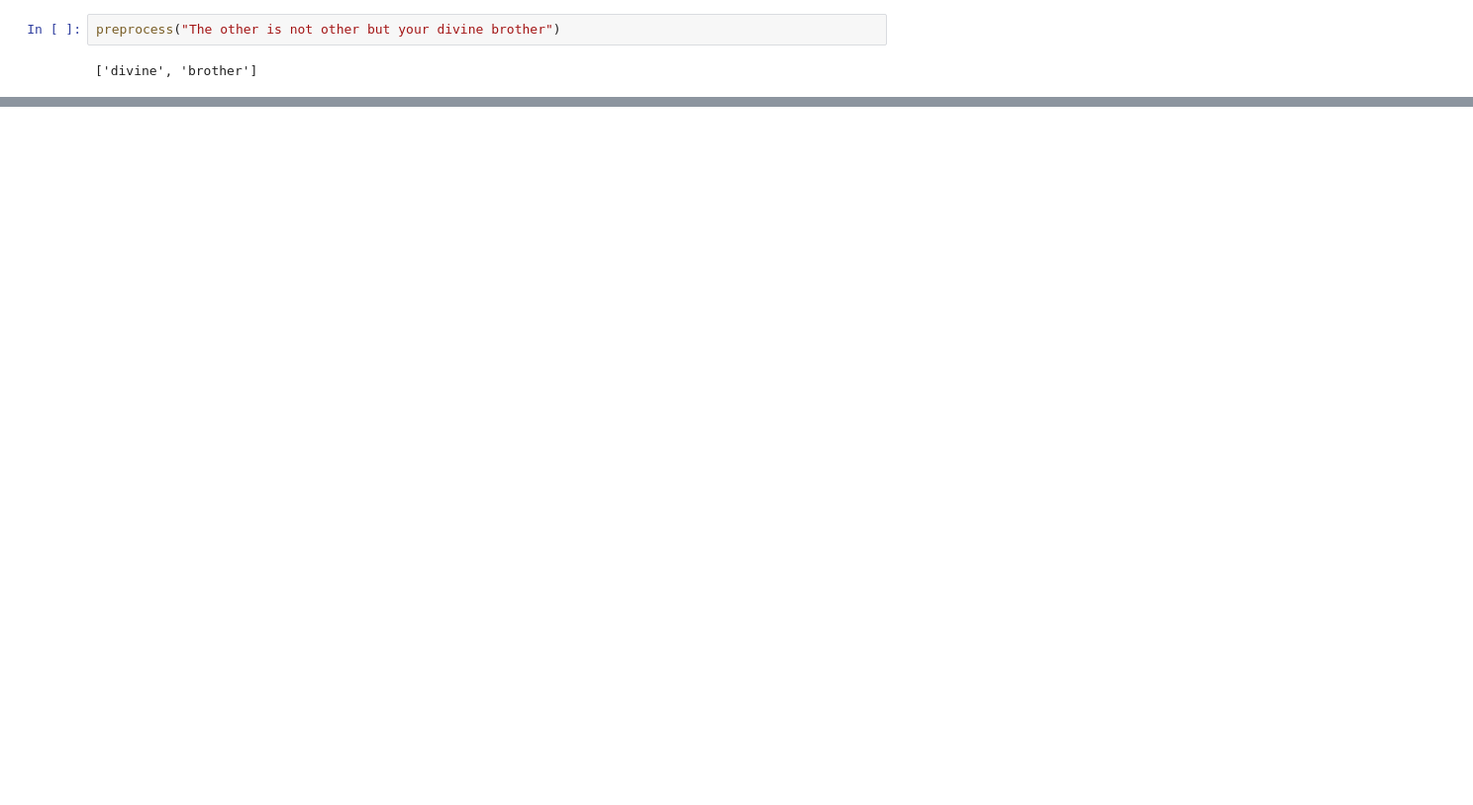
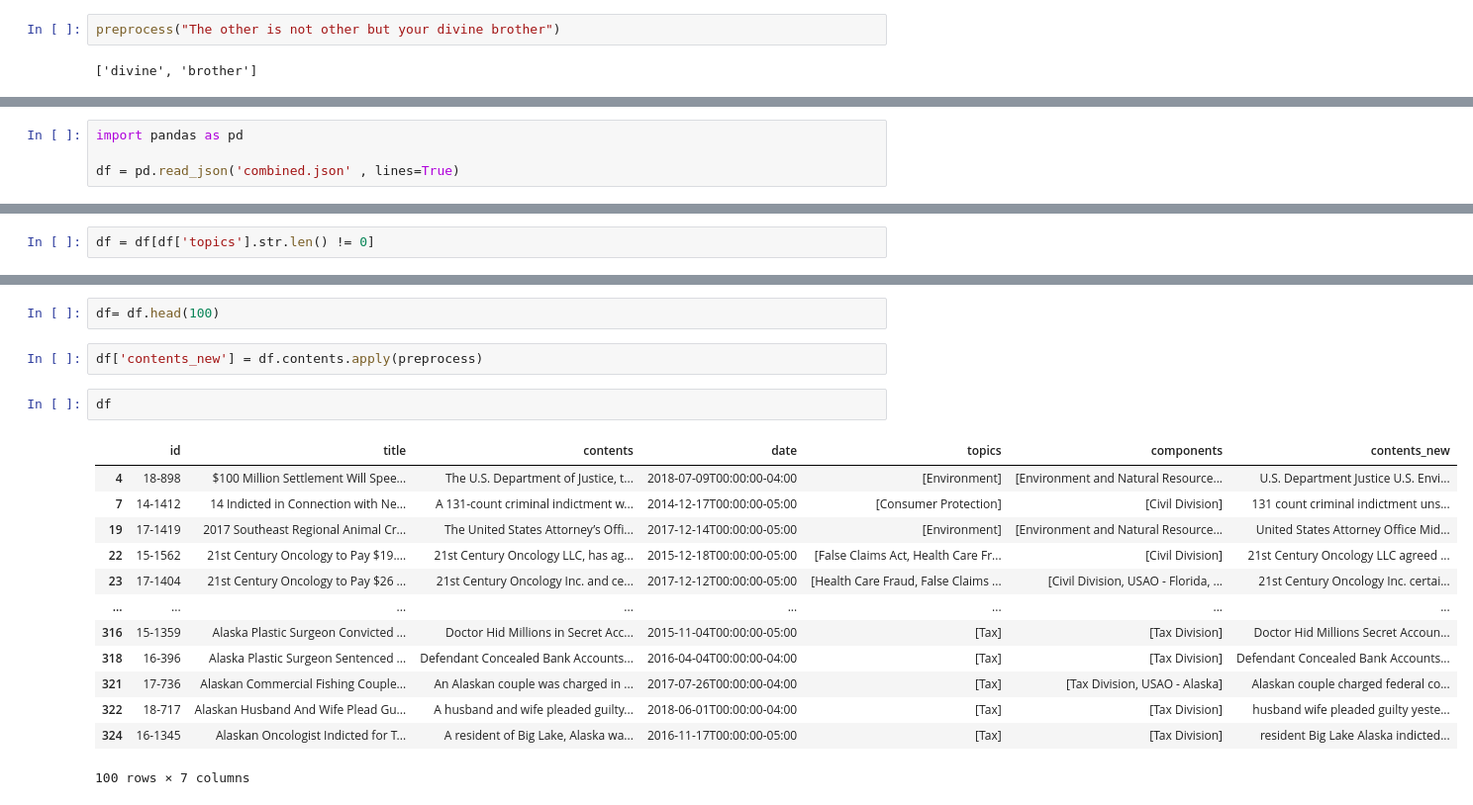
Before and after one commit to NITINBAGD/nlp1, a Jupyter notebook: 9_stop_words.ipynb, the cells around one changed output, grey strips where cells are left out. Shown at 99% size. Saved outputs shown, nothing was run; the diff lists cells and outputs as text; blank space fills up the shorter version.

```diff
--- a/9_stop_words.ipynb
+++ b/9_stop_words.ipynb
@@ -37,0 +127,4 @@ preprocess("The other is not other but your divine brother")
+# %%
+import pandas as pd
+
+df = pd.read_json('combined.json' , lines=True)
@@ -37,0 +140,2 @@ preprocess("The other is not other but your divine brother")
+# %%
+df = df[df['topics'].str.len() != 0]
@@ -37,0 +166,20 @@ preprocess("The other is not other but your divine brother")
+# %%
+df= df.head(100)
+# %%
+df['contents_new'] = df.contents.apply(preprocess)
+# %%
+df
+# %% [output]
+|  | id | title | contents | date | topics | components | contents_new |
+| 4 | 18-898 | $100 Million Settlement Will Spee... | The U.S. Department of Justice, t... | 2018-07-09T00:00:00-04:00 | [Environment] | [Environment and Natural Resource... | U.S. Department Justice U.S. Envi... |
+| 7 | 14-1412 | 14 Indicted in Connection with Ne... | A 131-count criminal indictment w... | 2014-12-17T00:00:00-05:00 | [Consumer Protection] | [Civil Division] | 131 count criminal indictment uns... |
+| 19 | 17-1419 | 2017 Southeast Regional Animal Cr... | The United States Attorney’s Offi... | 2017-12-14T00:00:00-05:00 | [Environment] | [Environment and Natural Resource... | United States Attorney Office Mid... |
+| 22 | 15-1562 | 21st Century Oncology to Pay $19.... | 21st Century Oncology LLC, has ag... | 2015-12-18T00:00:00-05:00 | [False Claims Act, Health Care Fr... | [Civil Division] | 21st Century Oncology LLC agreed ... |
+| 23 | 17-1404 | 21st Century Oncology to Pay $26 ... | 21st Century Oncology Inc. and ce... | 2017-12-12T00:00:00-05:00 | [Health Care Fraud, False Claims ... | [Civil Division, USAO - Florida, ... | 21st Century Oncology Inc. certai... |
+| ... | ... | ... | ... | ... | ... | ... | ... |
+| 316 | 15-1359 | Alaska Plastic Surgeon Convicted ... | Doctor Hid Millions in Secret Acc... | 2015-11-04T00:00:00-05:00 | [Tax] | [Tax Division] | Doctor Hid Millions Secret Accoun... |
+| 318 | 16-396 | Alaska Plastic Surgeon Sentenced ... | Defendant Concealed Bank Accounts... | 2016-04-04T00:00:00-04:00 | [Tax] | [Tax Division] | Defendant Concealed Bank Accounts... |
+| 321 | 17-736 | Alaskan Commercial Fishing Couple... | An Alaskan couple was charged in ... | 2017-07-26T00:00:00-04:00 | [Tax] | [Tax Division, USAO - Alaska] | Alaskan couple charged federal co... |
+| 322 | 18-717 | Alaskan Husband And Wife Plead Gu... | A husband and wife pleaded guilty... | 2018-06-01T00:00:00-04:00 | [Tax] | [Tax Division] | husband wife pleaded guilty yeste... |
+| 324 | 16-1345 | Alaskan Oncologist Indicted for T... | A resident of Big Lake, Alaska wa... | 2016-11-17T00:00:00-05:00 | [Tax] | [Tax Division] | resident Big Lake Alaska indicted... |
+100 rows × 7 columns
```
Also changed, not shown: parts of 17 cells of this notebook, 13 other files.
